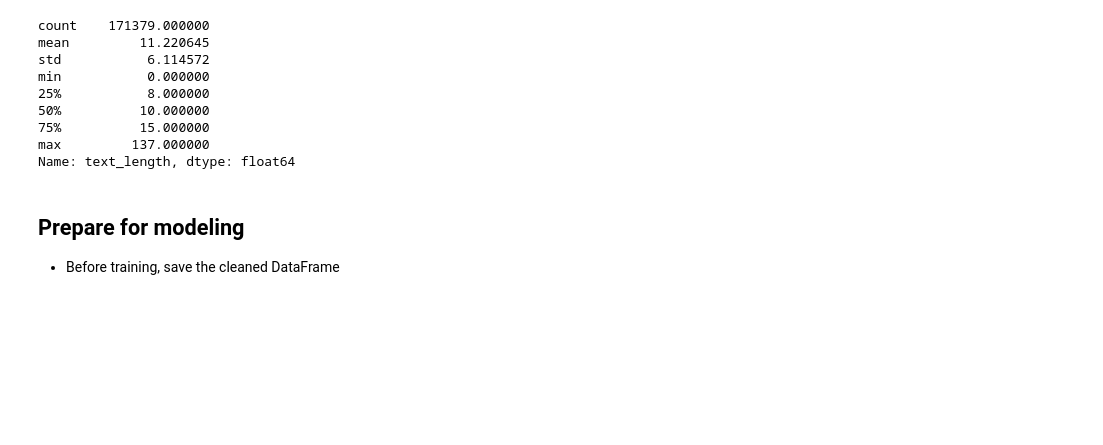
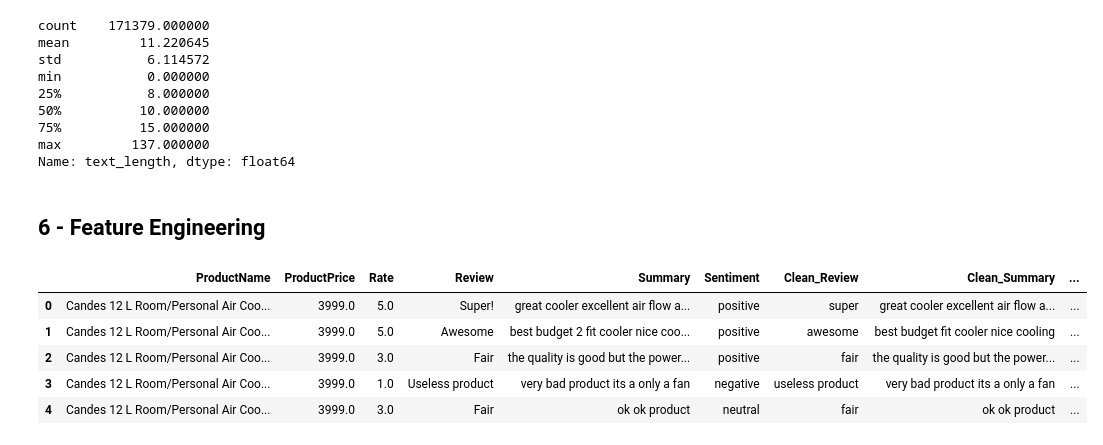
Before and after one commit to eduardowanderleyde/e-commerce-spark, a Jupyter notebook: e-commerce.ipynb, the cells around one changed output. Drawn from its saved outputs; the diff is of its cells as text; code cells hidden in the pictures; blank space fills up the shorter version.

Commit message:
feature engineering

```diff
--- a/e-commerce.ipynb
+++ b/e-commerce.ipynb
@@ -211,7 +216,7 @@ def dse_cleaning_text(text):
     """
     Complete text cleaning function:
     1. Convert to lowercase.
-    2. Remove accents and cedillas.
+    2. Remove signals and cedillas.
     3. Remove punctuation, numbers, and special characters.
     4. Remove extra spaces.
     """
@@ -222,17 +227,14 @@ def dse_cleaning_text(text):
 
     # ---- STEP 1: Normalize and remove accents ----
     # Normalize to the 'NFKD' form that separates the character from the accent mark
-    # and then remove the accents (Nonspacing Mark)
-    text_without_accents = ''.join(
-        c for c in unicodedata.normalize('NFKD', text)
-        if unicodedata.category(c) != 'Mn'
-    )
+    # and then remove the signals (Nonspacing Mark)
+    text_without_signals = ''.join(c for c in unicodedata.normalize('NFKD', text) if unicodedata.category(c) != 'Mn')
 
     # ---- STEP 2: Cleanup with Regex ----
     # Convert to lowercase
-    text_clear = text_without_accents.lower()
+    text_clear = text_without_signals.lower()
 
-    # Keep only letters and spaces. Accents have already been removed.
+    # Keep only letters and spaces. signals have already been removed.
     text_clear = re.sub(r'[^a-z\s]', '', text_clear)
 
     # Remove extra spaces
@@ -243,7 +245,6 @@ def dse_cleaning_text(text):
 - Apply the function to the DataFrame
 # %%
 df_dse['Clean_Review'] = df_dse['Review'].apply(dse_cleaning_text)
-df_dse['Clean_Summary'] = df_dse['Summary'].apply(dse_cleaning_text)
 # %% [markdown]
 This defaults all text to lowercase, no accents, no numbers, no punctuation.
 # %% [markdown]
@@ -269,6 +270,3 @@ min           0.000000
 75%          15.000000
 max         137.000000
 Name: text_length, dtype: float64
-# %% [markdown]
-## Prepare for modeling
-- Before training, save the cleaned DataFrame
@@ -276,0 +273,11 @@ df_dse.to_csv('sentiment_clean.csv', index=False, encoding='utf-8')
+# %% [markdown]
+## 6 - Feature Engineering
+# %%
+df_dse.head()
+# %% [output]
+|  | ProductName | ProductPrice | Rate | Review | Summary | Sentiment | Clean_Review | Clean_Summary | ... |
+| 0 | Candes 12 L Room/Personal Air Coo... | 3999.0 | 5.0 | Super! | great cooler excellent air flow a... | positive | super | great cooler excellent air flow a... | ... |
+| 1 | Candes 12 L Room/Personal Air Coo... | 3999.0 | 5.0 | Awesome | best budget 2 fit cooler nice coo... | positive | awesome | best budget fit cooler nice cooling | ... |
+| 2 | Candes 12 L Room/Personal Air Coo... | 3999.0 | 3.0 | Fair | the quality is good but the power... | positive | fair | the quality is good but the power... | ... |
+| 3 | Candes 12 L Room/Personal Air Coo... | 3999.0 | 1.0 | Useless product | very bad product its a only a fan | negative | useless product | very bad product its a only a fan | ... |
+| 4 | Candes 12 L Room/Personal Air Coo... | 3999.0 | 3.0 | Fair | ok ok product | neutral | fair | ok ok product | ... |
```
Also changed, not shown: parts of 14 cells of this notebook.
